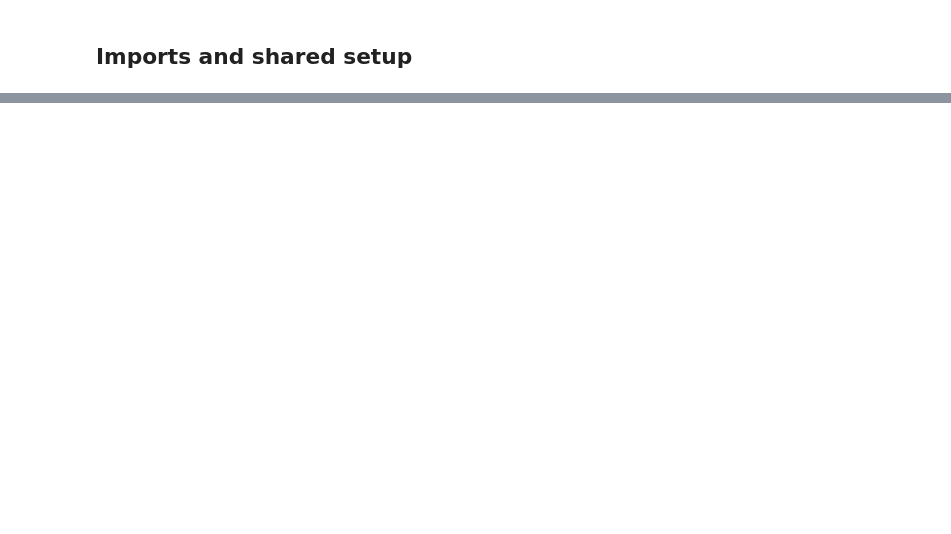
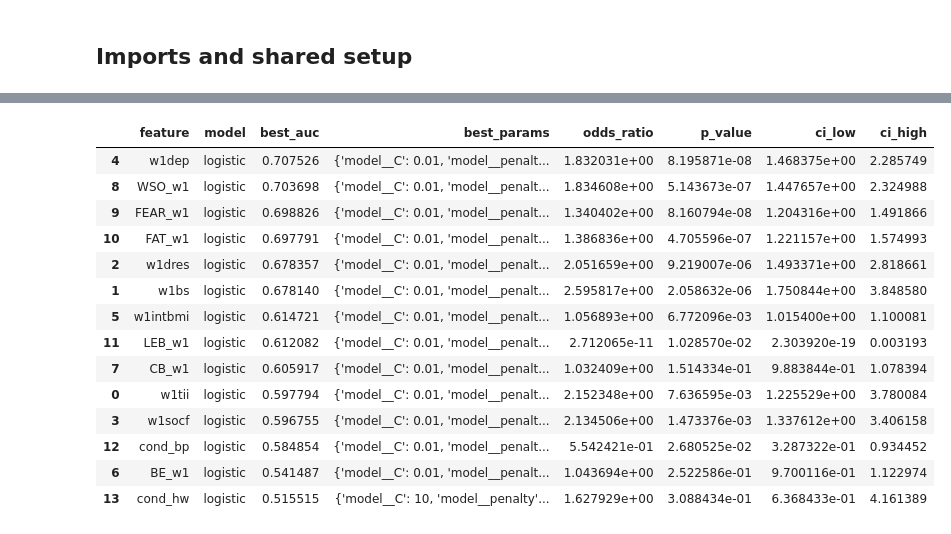
Before and after one commit to FelixZhan/AtyAN, a Jupyter notebook: AtyAN_UnivariateModels.ipynb, the cells around one changed output, grey strips where cells are left out. Drawn from its saved outputs; the diff is of its cells as text; code cells hidden in the pictures; blank space fills up the shorter version.

```diff
--- a/AtyAN_UnivariateModels.ipynb
+++ b/AtyAN_UnivariateModels.ipynb
@@ -150,0 +390,77 @@ else:
+# %%
+from copy import deepcopy
+
+# Respect the global toggle if it exists
+RUN_BRF = bool(globals().get("RUN_BRF", False))
+
+# Persist fitted best estimators for later inference/SHAP
+log_best_estimators = {feat: search.best_estimator_ for feat, search in log_searches}
+brf_best_estimators = {feat: search.best_estimator_ for feat, search in brf_searches} if RUN_BRF else {}
+
+
+def compute_or_stats(feature: str):
+    """Fit unpenalized statsmodels Logit on a single feature; return OR, CI, p-value.
+    Returns NaNs if the fit fails (e.g., separation).
+    """
+    X_feat = X[[feature]].copy()
+    X_imp = X_feat.fillna(X_feat.median())
+    X_sm = sm.add_constant(X_imp, has_constant="add")
+    try:
+        res = sm.Logit(y, X_sm).fit(disp=False)
+        coef = res.params.get(feature, np.nan)
+        ci_bounds = res.conf_int().loc[feature] if feature in res.params.index else (np.nan, np.nan)
+        return {
+            "odds_ratio": float(np.exp(coef)) if pd.notna(coef) else np.nan,
+            "p_value": float(res.pvalues.get(feature, np.nan)),
+            "ci_low": float(np.exp(ci_bounds[0])) if pd.notna(ci_bounds[0]) else np.nan,
+            "ci_high": float(np.exp(ci_bounds[1])) if pd.notna(ci_bounds[1]) else np.nan,
+        }
+    except Exception:
+        return {"odds_ratio": np.nan, "p_value": np.nan, "ci_low": np.nan, "ci_high": np.nan}
+
+
+rows = []
+for feature, search in log_searches:
+    stats = compute_or_stats(feature)
+    rows.append(
+        {
+            "feature": feature,
+            "model": "logistic",
+            "best_auc": search.best_score_,
+            "best_params": search.best_params_,
+            **stats,
+        }
+    )
+
+# BRF summary rows currently disabled
+if RUN_BRF:
+    for feature, search in brf_searches:
+        rows.append(
+            {
+                "feature": feature,
+                "model": "balanced_rf",
+                "best_auc": search.best_score_,
+                "best_params": search.best_params_,
+                "odds_ratio": np.nan,
+                "p_value": np.nan,
+                "ci_low": np.nan,
+                "ci_high": np.nan,
+            }
+        )
+
+best_models_summary = pd.DataFrame(rows).sort_values("best_auc", ascending=False)
+
+print("Stored fitted estimators for inference:")
+print(f"  Logistic: {len(log_best_estimators)} features")
+if RUN_BRF:
+    print(f"  Balanced RF: {len(brf_best_estimators)} features")
+
+print("Top 5 by AUROC (logistic):")
+display(best_models_summary[best_models_summary["model"] == "logistic"].head(5))
+if RUN_BRF:
+    print("Top 5 by AUROC (balanced RF):")
+    display(best_models_summary[best_models_summary["model"] == "balanced_rf"].head(5))
+
+print("Full summary with odds ratios (logistic only):")
+display(best_models_summary)
+# %% [output]
@@ -150,0 +477,15 @@ else:
+|  | feature | model | best_auc | best_params | odds_ratio | p_value | ci_low | ci_high |
+| 4 | w1dep | logistic | 0.707526 | {'model__C': 0.01, 'model__penalt... | 1.832031e+00 | 8.195871e-08 | 1.468375e+00 | 2.285749 |
+| 8 | WSO_w1 | logistic | 0.703698 | {'model__C': 0.01, 'model__penalt... | 1.834608e+00 | 5.143673e-07 | 1.447657e+00 | 2.324988 |
+| 9 | FEAR_w1 | logistic | 0.698826 | {'model__C': 0.01, 'model__penalt... | 1.340402e+00 | 8.160794e-08 | 1.204316e+00 | 1.491866 |
+| 10 | FAT_w1 | logistic | 0.697791 | {'model__C': 0.01, 'model__penalt... | 1.386836e+00 | 4.705596e-07 | 1.221157e+00 | 1.574993 |
+| 2 | w1dres | logistic | 0.678357 | {'model__C': 0.01, 'model__penalt... | 2.051659e+00 | 9.219007e-06 | 1.493371e+00 | 2.818661 |
+| 1 | w1bs | logistic | 0.678140 | {'model__C': 0.01, 'model__penalt... | 2.595817e+00 | 2.058632e-06 | 1.750844e+00 | 3.848580 |
+| 5 | w1intbmi | logistic | 0.614721 | {'model__C': 0.01, 'model__penalt... | 1.056893e+00 | 6.772096e-03 | 1.015400e+00 | 1.100081 |
+| 11 | LEB_w1 | logistic | 0.612082 | {'model__C': 0.01, 'model__penalt... | 2.712065e-11 | 1.028570e-02 | 2.303920e-19 | 0.003193 |
+| 7 | CB_w1 | logistic | 0.605917 | {'model__C': 0.01, 'model__penalt... | 1.032409e+00 | 1.514334e-01 | 9.883844e-01 | 1.078394 |
+| 0 | w1tii | logistic | 0.597794 | {'model__C': 0.01, 'model__penalt... | 2.152348e+00 | 7.636595e-03 | 1.225529e+00 | 3.780084 |
+| 3 | w1socf | logistic | 0.596755 | {'model__C': 0.01, 'model__penalt... | 2.134506e+00 | 1.473376e-03 | 1.337612e+00 | 3.406158 |
+| 12 | cond_bp | logistic | 0.584854 | {'model__C': 0.01, 'model__penalt... | 5.542421e-01 | 2.680525e-02 | 3.287322e-01 | 0.934452 |
+| 6 | BE_w1 | logistic | 0.541487 | {'model__C': 0.01, 'model__penalt... | 1.043694e+00 | 2.522586e-01 | 9.700116e-01 | 1.122974 |
+| 13 | cond_hw | logistic | 0.515515 | {'model__C': 10, 'model__penalty'... | 1.627929e+00 | 3.088434e-01 | 6.368433e-01 | 4.161389 |
```
Also changed, not shown: parts of 33 cells of this notebook, 18 other files.
